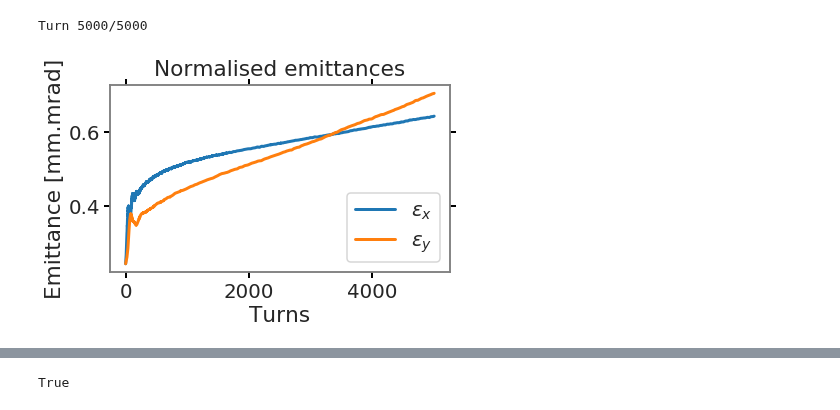
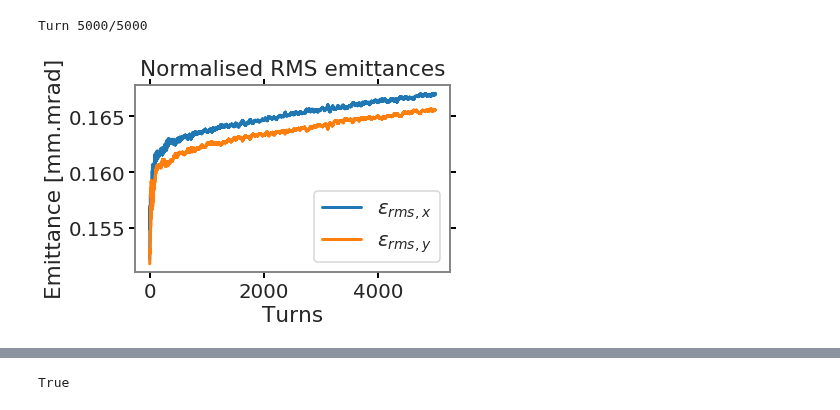
Before and after one commit to aoeftiger/sixtracklib_pyht_playground, a Jupyter notebook: fodo_sc/FODO_SC_setup.ipynb, the cells around one changed output, grey strips where cells are left out. Saved outputs shown, nothing was run; the diff lists cells and outputs as text; code cells hidden in the pictures.

```diff
--- a/fodo_sc/FODO_SC_setup.ipynb
+++ b/fodo_sc/FODO_SC_setup.ipynb
@@ -64,8 +66,8 @@ n_slices_sc = 32
 n_sc_nodes = 10
 
 # fixed field map for space charge
-n_mesh_nodes = 128
-n_mesh_sigma = 5
+n_mesh_nodes = 512
+n_mesh_sigma = 24
 
 intensity = 2.95e10
 epsg_x = 2.29945e-6 # in [m.rad]
@@ -217,4 +219,5 @@ pyht_beam = generate_Gaussian6DTwiss(
     beta_z, epsn_x, epsn_y, epsn_z,
     dispersion_x=D_x_0 if D_x_0 else None,
     dispersion_y=D_y_0 if D_y_0 else None,
+    limit_n_rms_x=3.4, limit_n_rms_y=3.4, limit_n_rms_z=4,
 )
@@ -397,6 +421,13 @@ assert el.length == 0
 pyst_node.is_last_element = True
 # %% [markdown]
 # Tracking space charge and full optics:
+# %%
+def get_action(u, up, dp=None, alpha_twiss=0, beta_twiss=1, disp=0):
+    if disp and dp.any():
+        u = u - disp * dp
+    gamma_twiss = (1 + alpha_twiss**2) / beta_twiss
+    J = 0.5 * (gamma_twiss * u**2 + 2*alpha_twiss * u * up + beta_twiss * up**2)
+    return J
 # %%
 n_turns = 5000 #128 - 1
 
@@ -433,13 +499,13 @@ Turn 5000/5000
 # %%
-plt.plot(rec_x * 1e6, label=r'$\epsilon_x$')
-plt.plot(rec_y * 1e6, label=r'$\epsilon_y$')
+plt.plot(rec_epsn_x * 1e6, label=r'$\epsilon_{rms,x}$')
+plt.plot(rec_epsn_y * 1e6, label=r'$\epsilon_{rms,y}$')
 plt.legend()
 plt.xlabel('Turns')
 plt.ylabel('Emittance [mm.mrad]')
-plt.title('Normalised emittances', y=1.02)
+plt.title('Normalised RMS emittances', y=1.02)
 plt.gca().tick_params(direction='out', length=6, width=2, color='black', reset=True)
 plt.grid(False)
 plt.tight_layout()
 plt.savefig('SIS18_with_PIC_SC_epsnxy.png', dpi=150, bbox_inches='tight')
 # %% [output]
-[figure, old version]
+[figure, new version]
```
Also changed, not shown: parts of 20 cells of this notebook, 12 other files.
